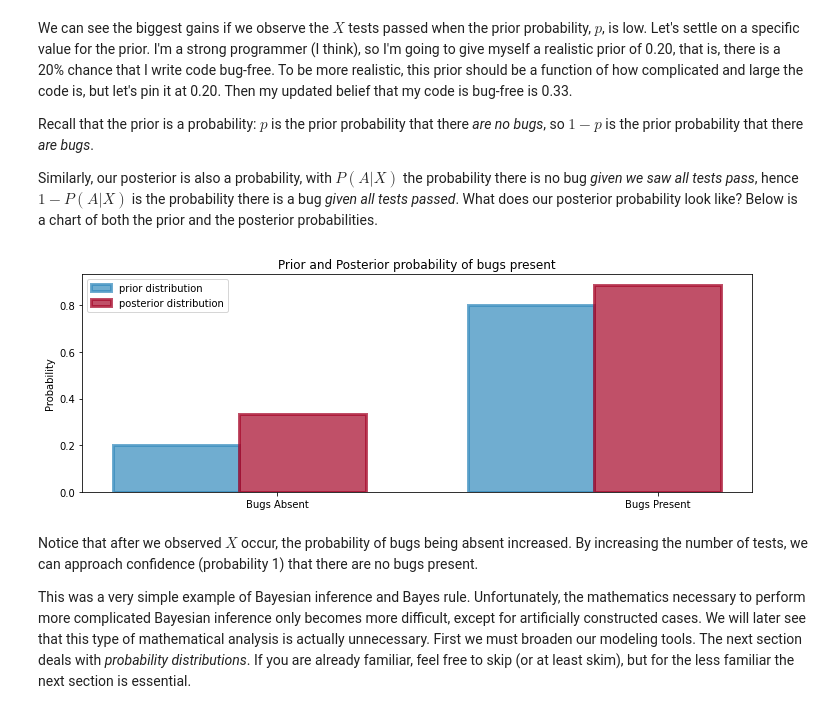
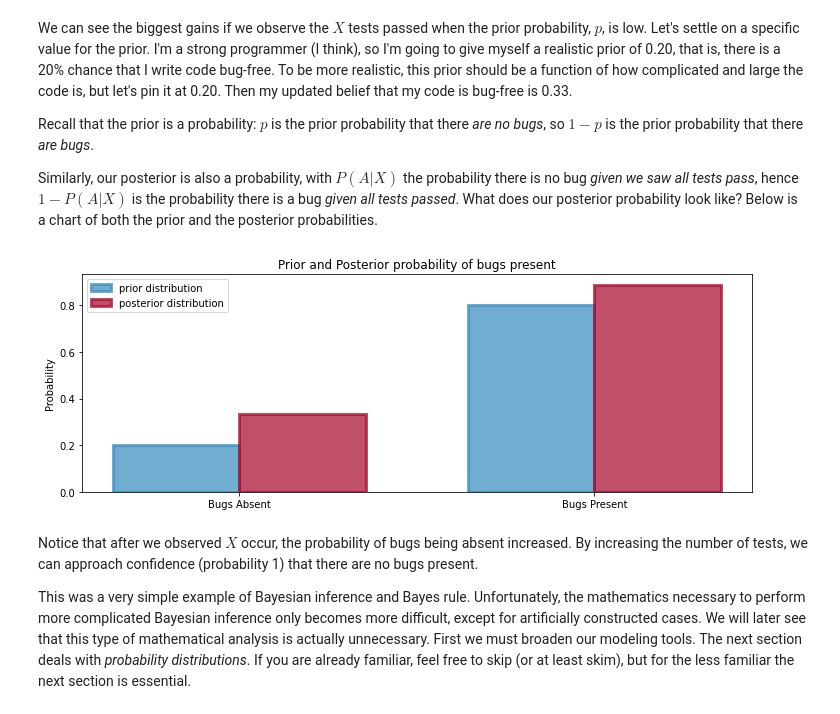
Before and after one commit to acatovic/Probabilistic-Programming-and-Bayesian-Methods-for-Hackers, a Jupyter notebook: Chapter1_Introduction/Ch1_Introduction_NumPyro.ipynb, the cells around one changed output. Drawn from its saved outputs; the diff is of its cells as text; code cells hidden in the pictures.

```diff
--- a/Chapter1_Introduction/Ch1_Introduction_NumPyro.ipynb
+++ b/Chapter1_Introduction/Ch1_Introduction_NumPyro.ipynb
@@ -188,22 +188,22 @@ Similarly, our posterior is also a probability, with $P(A | X)$ the probability
 # %%
 plt.figure(figsize=(12, 4))
 
 colours = ["#348ABD", "#A60628"]
 
 priors = [0.20, 0.80]
 posteriors = [posterior(priors[0]), posterior(priors[1])]
 plt.bar([0, 0.7], priors, alpha=0.7, width=0.25, color=colours[0],
         label="prior distribution", lw="3", edgecolor=colours[0])
 
 plt.bar([0 + 0.25, 0.7 + 0.25], posteriors, alpha=0.7, width=0.25, color=colours[1],
         label="posterior distribution", lw="3", edgecolor=colours[1])
 
-plt.xticks([0.20, .95], ["Bugs Absent", "Bugs Present"])
+plt.xticks([0.25 / 2, 0.7 + (0.25 / 2)], ["Bugs Absent", "Bugs Present"])
 plt.title("Prior and Posterior probability of bugs present")
 plt.ylabel("Probability")
 plt.legend(loc="upper left");
 # %% [output]
-[figure, old version]
+[figure, new version]
 # %% [markdown]
 Notice that after we observed $X$ occur, the probability of bugs being absent increased. By increasing the number of tests, we can approach confidence (probability 1) that there are no bugs present.
 
```
Also changed, not shown: parts of 4 cells of this notebook.
